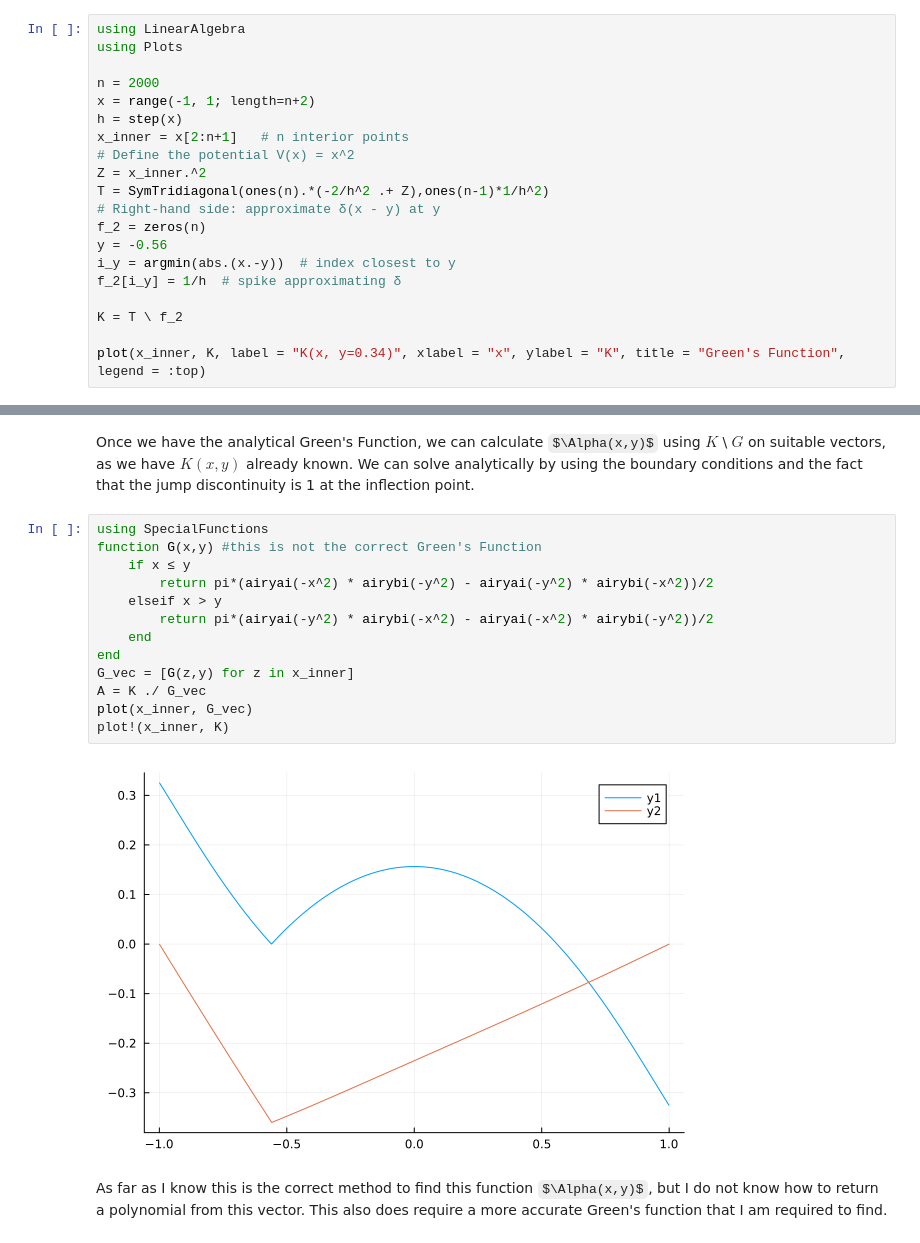
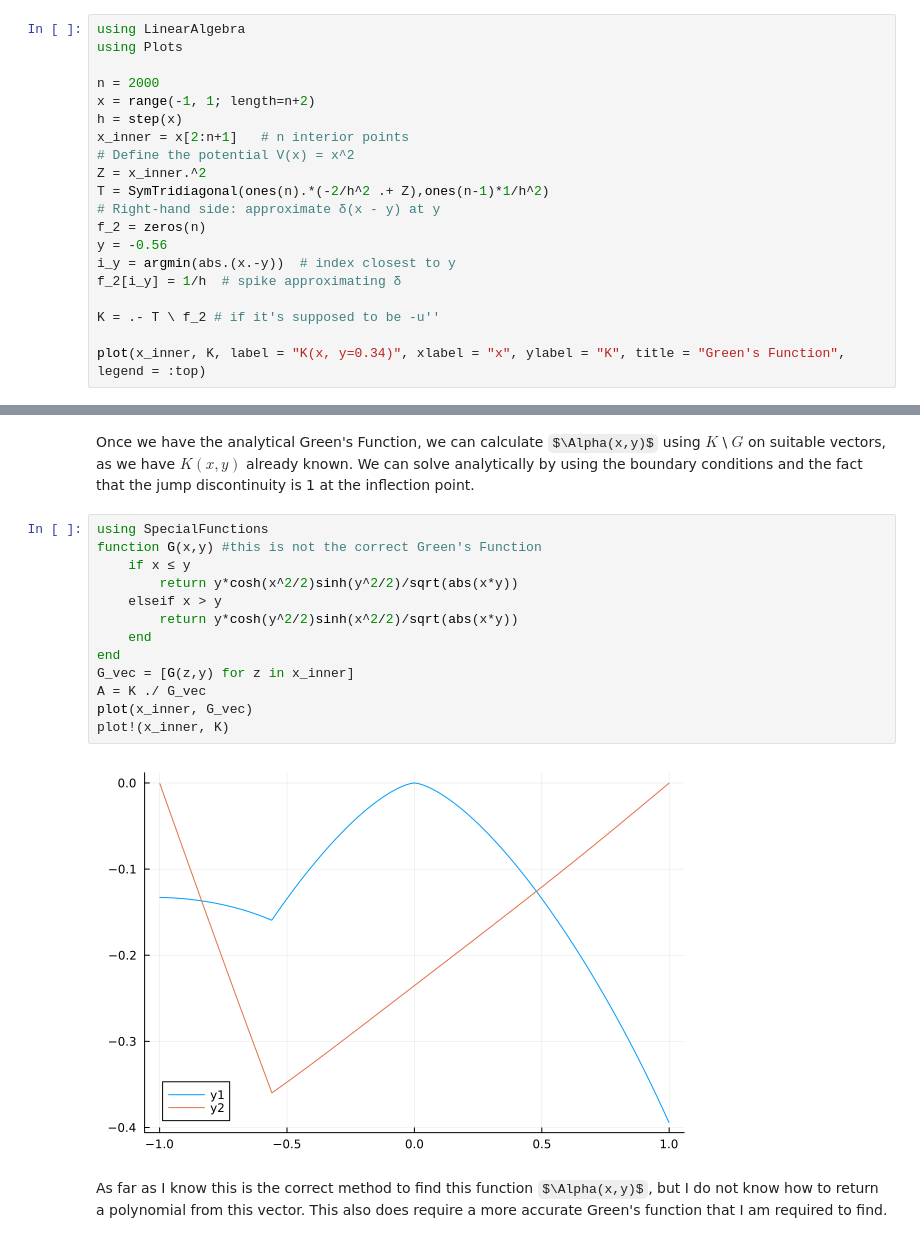
Before and after one commit to cgjunior3-14/M2R-Learning-Greens-Functions, a Jupyter notebook: 1D interpolation.ipynb, the cells around one changed output, grey strips where cells are left out. Drawn from its saved outputs; the diff is of its cells as text; some formulas as TeX source.

```diff
--- a/1D interpolation.ipynb
+++ b/1D interpolation.ipynb
@@ -234,7 +234,7 @@ y = -0.56
 i_y = argmin(abs.(x.-y))  # index closest to y
 f_2[i_y] = 1/h  # spike approximating δ
 
-K = T \ f_2
+K = .- T \ f_2 # if it's supposed to be -u''
 
 plot(x_inner, K, label = "K(x, y=0.34)", xlabel = "x", ylabel = "K", title = "Green's Function", legend = :top)
 # %% [output]
@@ -261,17 +261,17 @@ We can solve analytically by using the boundary conditions and the fact that the
 # %%
 using SpecialFunctions
 function G(x,y) #this is not the correct Green's Function
     if x ≤ y
-        return pi*(airyai(-x^2) * airybi(-y^2) - airyai(-y^2) * airybi(-x^2))/2
+        return y*cosh(x^2/2)sinh(y^2/2)/sqrt(abs(x*y))
     elseif x > y
-        return pi*(airyai(-y^2) * airybi(-x^2) - airyai(-x^2) * airybi(-y^2))/2
+        return y*cosh(y^2/2)sinh(x^2/2)/sqrt(abs(x*y))
     end
 end
 G_vec = [G(z,y) for z in x_inner]
 Α = K ./ G_vec
 plot(x_inner, G_vec)
 plot!(x_inner, K)
 # %% [output]
-[figure, old version]
+[figure, new version]
 # %% [markdown]
 As far as I know this is the correct method to find this function $\Alpha(x,y)$, but I do not know how to return a polynomial from this vector. This also does require a more accurate Green's function that I am required to find.
```
Also changed, not shown: parts of 2 cells of this notebook.
